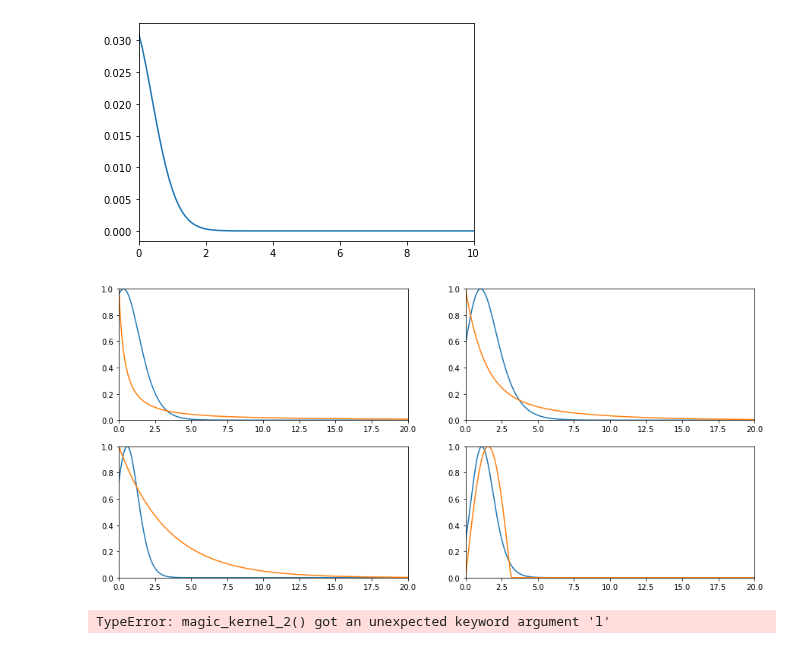
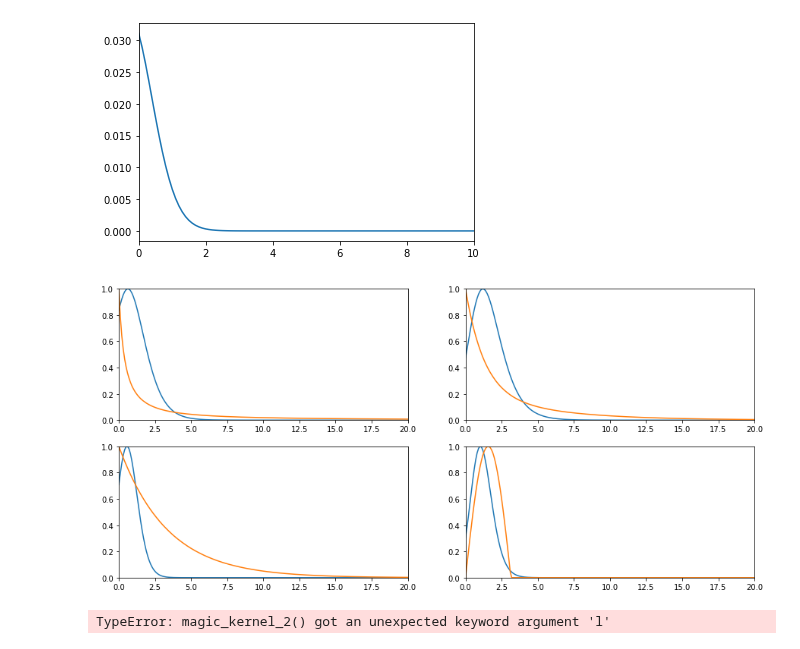
Before and after one commit to yamacisik/gated_kernel_tpp, a Jupyter notebook: kernel_fuctions_experiments.ipynb, the cells around one changed output. Drawn from its saved outputs; the diff is of its cells as text; code cells hidden in the pictures.

```diff
--- a/kernel_fuctions_experiments.ipynb
+++ b/kernel_fuctions_experiments.ipynb
@@ -704,34 +703,34 @@ plt.xlim(0,10)
 # %%
 
 
-model_id  = '5653475d16'
+model_id  = '797173fe30'
 lengtscales = params.loc[params.Model_ID ==model_id].values[0][1:5]
 sigmas = params.loc[params.Model_ID ==model_id].values[0][5:9]
 alphas = params.loc[params.Model_ID ==model_id].values[0][9:13]
 # ss = params.loc[params.Model_ID ==model_id].values[0][13:17]
 
 t =torch.arange(0,200,0.1)+0.000001
 
 
 fig, axes = plt.subplots(2, 2,figsize=(15,7))
 axes = axes.flatten()
 for i in range(len(axes)):
 
     values = magic_kernel_1(t,sigma = sigmas[i], lengthscale = lengtscales[i], alpha = alphas[i])*10
     values = (values - values.min())/(values.max()-values.min())
     real_values = triggering_kernel(t,i)
     real_values = (real_values - real_values.min())/(real_values.max()-real_values.min())
 
     axes[i].plot(t,values)
     axes[i].plot(t,real_values)
     axes[i].set_xlim(0, 20)
     axes[i].set_ylim(0, 1)
 # axes[0].set_xlim(0, 10)
 # axes[1].set_ylim(0, 0.2)
 # axes[2].set_xlim(0, 10)
 # axes[3].set_ylim(0, 0.3)
 # %% [output]
-[figure, old version]
+[figure, new version]
 # %%
 
 
```
Also changed, not shown: parts of 1 cell of this notebook, 1 other file.
